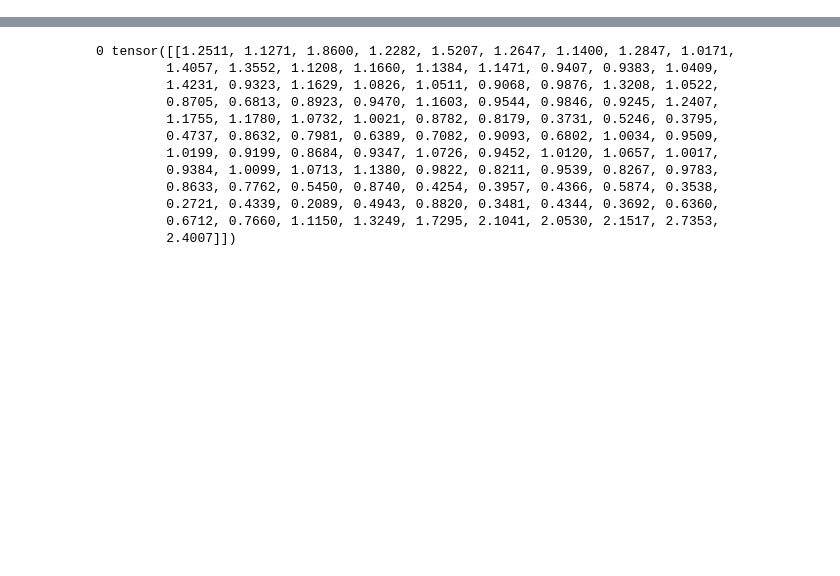
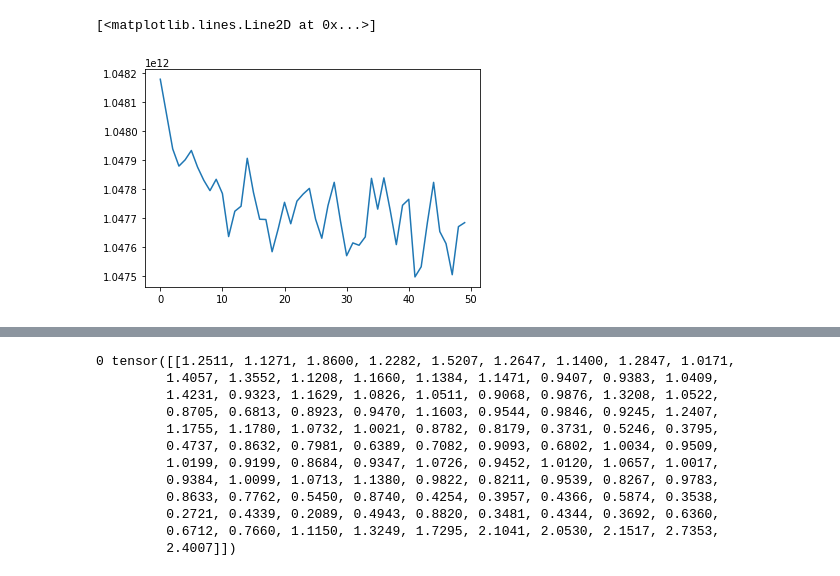
Before and after one commit to ChrisMott97/Structural-Health-Monitoring-Group-Project, a Jupyter notebook: auto-encoder/auto_encoder.ipynb, the cells around one changed output, grey strips where cells are left out. Saved outputs shown, nothing was run; the diff lists cells and outputs as text; code cells hidden in the pictures; blank space fills up the shorter version.

```diff
--- a/auto-encoder/auto_encoder.ipynb
+++ b/auto-encoder/auto_encoder.ipynb
@@ -58,0 +156,5 @@ load = DataLoader(tensor_data, batch_size=batch_size, shuffle=False)
+# %%
+plt.plot(losses)
+# %% [output]
+[<matplotlib.lines.Line2D at 0x...>]
+[figure, added]
```
Also changed, not shown: parts of 19 cells of this notebook.
